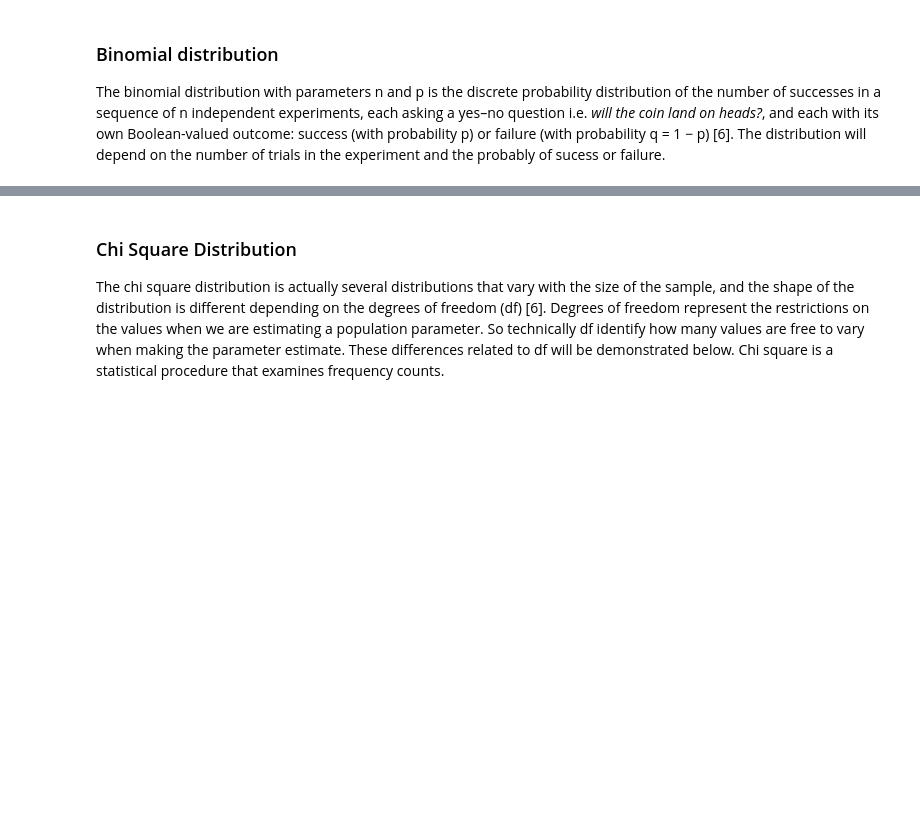
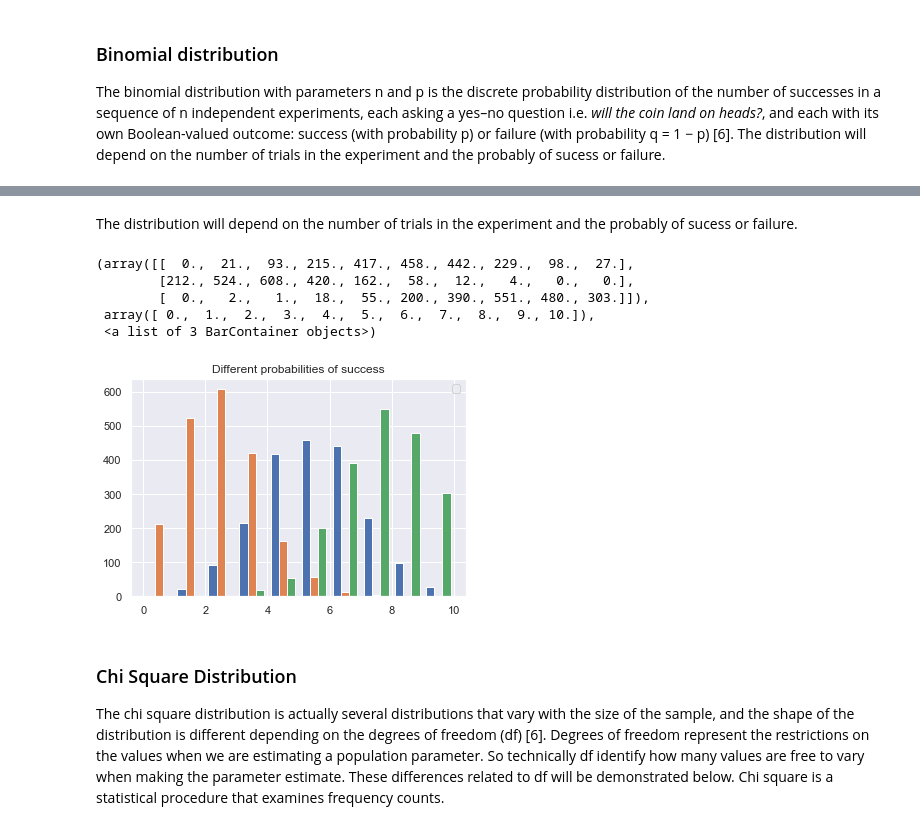
Before and after one commit to Aine-Kearns/Programming_for_data_analysis_assignment, a Jupyter notebook: Assignment_Programming_for_Data_Analytics.ipynb, the cells around one changed output, grey strips where cells are left out. Saved outputs shown, nothing was run; the diff lists cells and outputs as text; code cells hidden in the pictures; blank space fills up the shorter version.

```diff
--- a/Assignment_Programming_for_Data_Analytics.ipynb
+++ b/Assignment_Programming_for_Data_Analytics.ipynb
@@ -169,3 +170,26 @@ plt.hist(b)
+# %% [markdown]
+The distribution will depend on the number of trials in the experiment and the probably of sucess or failure.
+# %%
+p2 = .2
+# a 20% chance of success each time
+p3 = .7
+# a 70% chance of success each time
+c = rng.binomial(n, p2, 2000)
+d = rng.binomial(n, p3, 2000)
+diff_plots = [b, c, d]
+diff_labels = ["50% chance of success", "20% chance of success", "70% chance of success"]
+plt.legend(diff_labels)
+plt.title("Different probabilities of success")
+plt.hist(diff_plots, label=diff_labels)
+# I haven't worked out yet why I can't add a legend here
+# so blue = 0.5 probability of success and orange = 0.2 probability and green = 0.7 probability
+# %% [output]
+(array([[  0.,  21.,  93., 215., 417., 458., 442., 229.,  98.,  27.],
+        [212., 524., 608., 420., 162.,  58.,  12.,   4.,   0.,   0.],
+        [  0.,   2.,   1.,  18.,  55., 200., 390., 551., 480., 303.]]),
+ array([ 0.,  1.,  2.,  3.,  4.,  5.,  6.,  7.,  8.,  9., 10.]),
+ <a list of 3 BarContainer objects>)
+[figure, added]
 # %% [markdown]
 ### Chi Square Distribution
 The chi square distribution is actually several distributions that vary with the size of the sample, and the shape of the distribution is different depending on the degrees of freedom (df) [6]. Degrees of freedom represent the restrictions on the values when we are estimating a population parameter. So technically df identify how many values are free to vary when making the parameter estimate. These differences related to df will be demonstrated below. Chi square is a statistical procedure that examines frequency counts.
```
Also changed, not shown: parts of 29 cells of this notebook.
